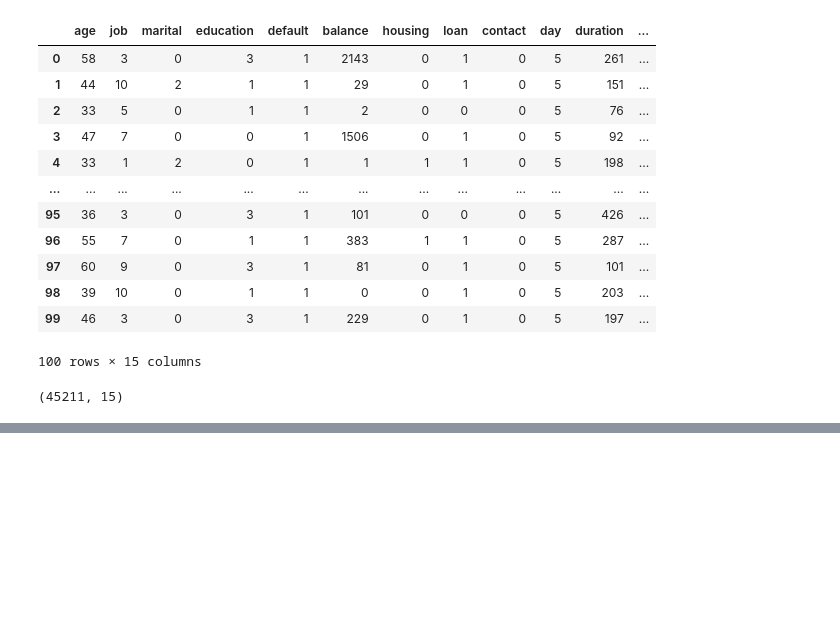
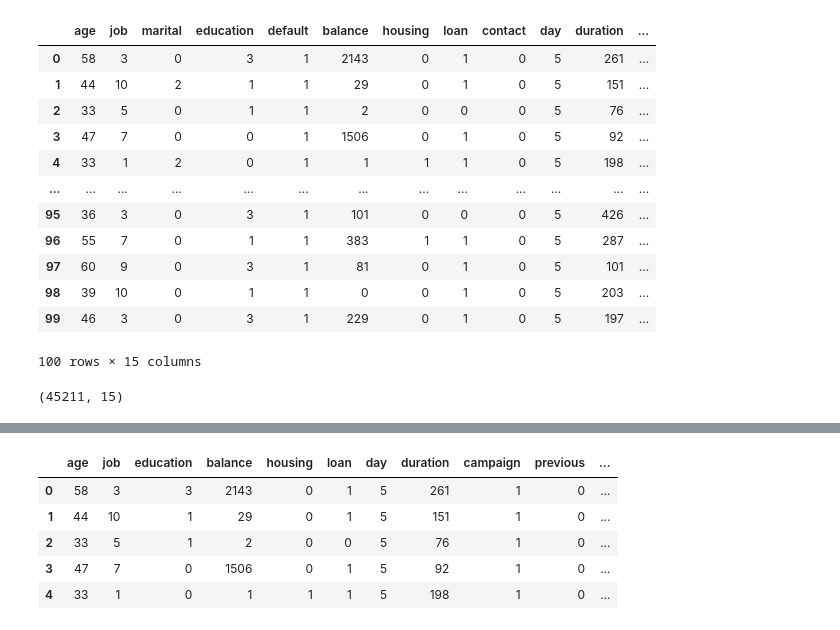
Before and after one commit to ahirrao098/Logistics_Regression, a Jupyter notebook: Logistics_regression_A_bank.ipynb, the cells around one changed output, grey strips where cells are left out. Saved outputs shown, nothing was run; the diff lists cells and outputs as text; code cells hidden in the pictures; blank space fills up the shorter version.

```diff
--- a/Logistics_regression_A_bank.ipynb
+++ b/Logistics_regression_A_bank.ipynb
@@ -123,0 +161,9 @@ NameError: name 'df' is not defined
+# %%
+DF.head()
+# %% [output]
+|  | age | job | education | balance | housing | loan | day | duration | campaign | previous | ... |
+| 0 | 58 | 3 | 3 | 2143 | 0 | 1 | 5 | 261 | 1 | 0 | ... |
+| 1 | 44 | 10 | 1 | 29 | 0 | 1 | 5 | 151 | 1 | 0 | ... |
+| 2 | 33 | 5 | 1 | 2 | 0 | 0 | 5 | 76 | 1 | 0 | ... |
+| 3 | 47 | 7 | 0 | 1506 | 0 | 1 | 5 | 92 | 1 | 0 | ... |
+| 4 | 33 | 1 | 0 | 1 | 1 | 1 | 5 | 198 | 1 | 0 | ... |
```
Also changed, not shown: parts of 15 cells of this notebook.
